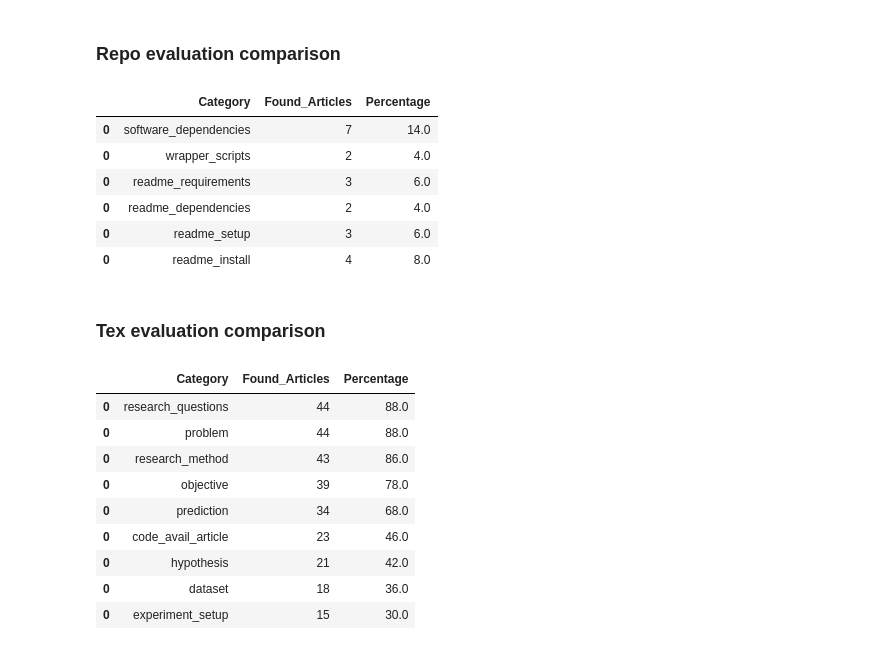
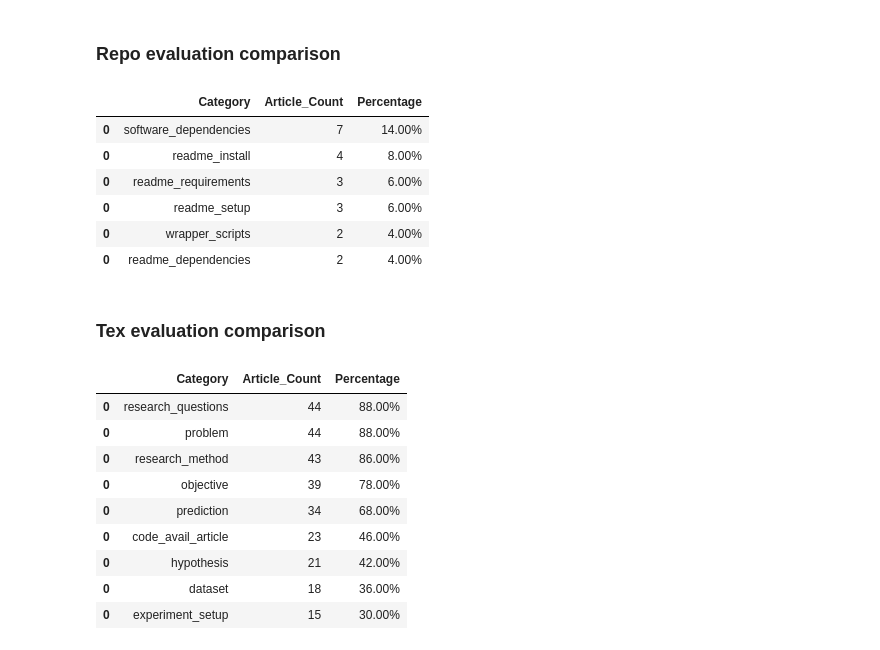
Before and after one commit to Machine-Learning-Pipelines/reproscreener, a Jupyter notebook: docs/evaluation_results.ipynb, the cells around one changed output. Saved outputs shown, nothing was run; the diff lists cells and outputs as text; code cells hidden in the pictures.

Commit message:
add percents

```diff
--- a/docs/evaluation_results.ipynb
+++ b/docs/evaluation_results.ipynb
@@ -176,31 +176,30 @@ summary_table(tex_heatmap_df, "Found_Variable", number_of_papers)
 ### Repo evaluation comparison
 # %%
 repo_heatmap_pivot = prepare_pivot(repo_heatmap_df, 'Paper_ID', repo_map_dict, var_column='Category', match_column='Matched_File')
-summary_repo = run_evaluation_repo(repo_heatmap_pivot, repo_map_dict, manual_eval)
-# summary_repo.sort_values(by='Found_Articles', ascending=False)
-summary_repo
+summary_repo = run_evaluation(repo_heatmap_pivot, repo_map_dict)
+summary_repo.sort_values(by='Article_Count', ascending=False)
 # %% [output]
-|  | Category | Found_Articles | Percentage |
-| 0 | software_dependencies | 7 | 14.0 |
-| 0 | wrapper_scripts | 2 | 4.0 |
-| 0 | readme_requirements | 3 | 6.0 |
-| 0 | readme_dependencies | 2 | 4.0 |
-| 0 | readme_setup | 3 | 6.0 |
-| 0 | readme_install | 4 | 8.0 |
+|  | Category | Article_Count | Percentage |
+| 0 | software_dependencies | 7 | 14.00% |
+| 0 | readme_install | 4 | 8.00% |
+| 0 | readme_requirements | 3 | 6.00% |
+| 0 | readme_setup | 3 | 6.00% |
+| 0 | wrapper_scripts | 2 | 4.00% |
+| 0 | readme_dependencies | 2 | 4.00% |
 # %% [markdown]
 ### Tex evaluation comparison
 # %%
 tex_heatmap_pivot = prepare_pivot(tex_heatmap_df, 'Paper_ID', tex_map_dict, var_column='Found_Variable')
-summary_tex = run_evaluation_tex(tex_heatmap_pivot, tex_map_dict, manual_eval)
-summary_tex
+summary_tex = run_evaluation(tex_heatmap_pivot, tex_map_dict)
+summary_tex.sort_values(by='Article_Count', ascending=False)
 # %% [output]
-|  | Category | Found_Articles | Percentage |
-| 0 | research_questions | 44 | 88.0 |
-| 0 | problem | 44 | 88.0 |
-| 0 | research_method | 43 | 86.0 |
-| 0 | objective | 39 | 78.0 |
-| 0 | prediction | 34 | 68.0 |
-| 0 | code_avail_article | 23 | 46.0 |
-| 0 | hypothesis | 21 | 42.0 |
-| 0 | dataset | 18 | 36.0 |
-| 0 | experiment_setup | 15 | 30.0 |
+|  | Category | Article_Count | Percentage |
+| 0 | research_questions | 44 | 88.00% |
+| 0 | problem | 44 | 88.00% |
+| 0 | research_method | 43 | 86.00% |
+| 0 | objective | 39 | 78.00% |
+| 0 | prediction | 34 | 68.00% |
+| 0 | code_avail_article | 23 | 46.00% |
+| 0 | hypothesis | 21 | 42.00% |
+| 0 | dataset | 18 | 36.00% |
+| 0 | experiment_setup | 15 | 30.00% |
```
Also changed, not shown: parts of 5 cells of this notebook, 2 other files.
